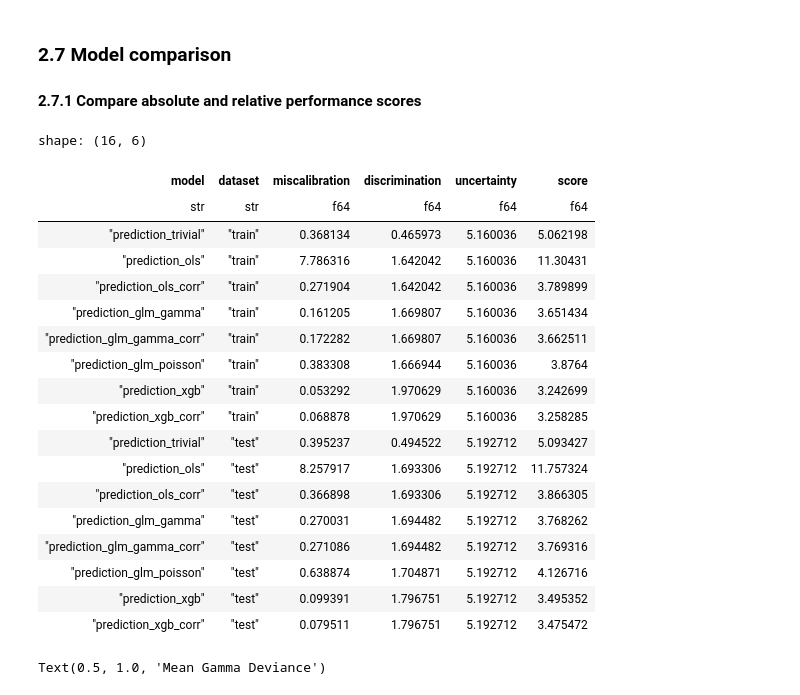
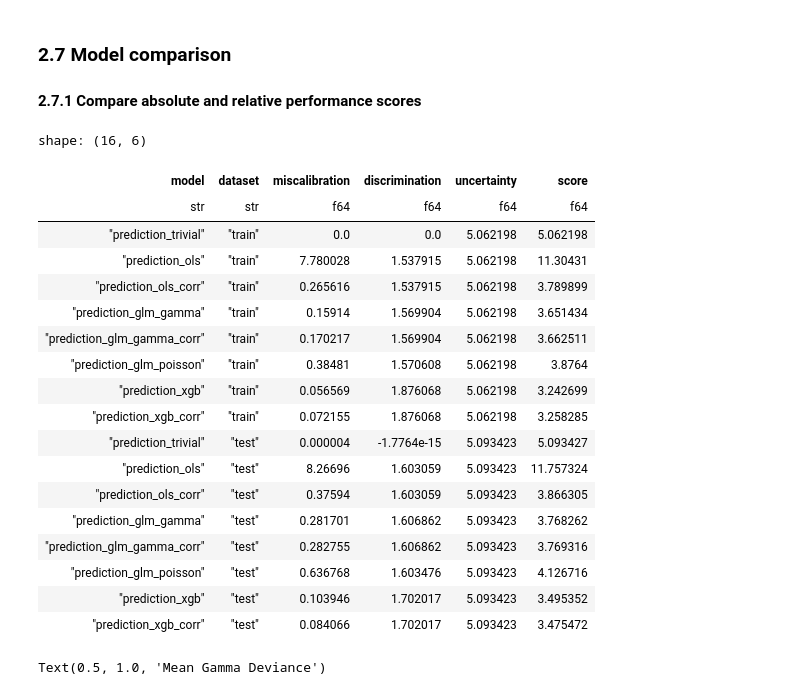
Before and after one commit to actuarial-data-science/Tutorials, a Jupyter notebook: 11 - Model Comparison and Calibration Assessment/model_comparison_calibration_ass.ipynb, the cells around one changed output. Saved outputs shown, nothing was run; the diff lists cells and outputs as text; code cells hidden in the pictures.

Commit message:
Add model comparison classification example in python (#6)
* Add model comparison classification example in python

* run black on ipynb

```diff
--- a/11 - Model Comparison and Calibration Assessment/model_comparison_calibration_ass.ipynb
+++ b/11 - Model Comparison and Calibration Assessment/model_comparison_calibration_ass.ipynb
@@ -518,12 +574,16 @@ shape: (16, 7)
 
 Visualized differently on train and test.
 # %%
-fig, axes = plt.subplots(ncols=2, figsize=(8 + 4, 4), layout="constrained", sharey=True, sharex=True)
+fig, axes = plt.subplots(
+    ncols=2, figsize=(8 + 4, 4), layout="constrained", sharey=True, sharex=True
+)
 for i, dataset in enumerate(["train", "test"]):
     plot_reliability_diagram(
         y_obs=df_cali.query(f"dataset=='{dataset}'")[y_var],
-        y_pred=df_cali.query(f"dataset=='{dataset}'").loc[:, df_cali.columns.str.startswith("prediction_")],
-        ax=axes[i]
+        y_pred=df_cali.query(f"dataset=='{dataset}'").loc[
+            :, df_cali.columns.str.startswith("prediction_")
+        ],
+        ax=axes[i],
     )
     axes[i].legend().set_visible(False)
     axes[i].set_title(f"Reliability Diagram on {dataset} Set")
@@ -544,7 +604,7 @@ for i, model in enumerate(model_levels):
         y_pred=df_cali.query("dataset=='test'")[f"prediction_{model}"],
         feature=df_cali.query("dataset=='test'")[f"prediction_{model}"],
         n_bins=15,
-        ax=ax
+        ax=ax,
     )
     ax.lines[-1].set_label(model)
 ax.set_xlabel("prediction")
@@ -639,13 +707,15 @@ shape: (16, 7)
 | "prediction_xgb… | "F" | -1125.060676 | 4382 | 4382.0 | 886.799287 | 0.204624 |
 | "prediction_xgb… | "M" | 289.271609 | 16123 | 16123.0 | 381.899491 | 0.448788 |
 # %%
-fig, axes = plt.subplots(ncols=2, figsize=(8+4, 4), layout="constrained")
+fig, axes = plt.subplots(ncols=2, figsize=(8 + 4, 4), layout="constrained")
 for i, dataset in enumerate(["train", "test"]):
     plot_bias(
         y_obs=df_cali.query(f"dataset=='{dataset}'")[y_var],
-        y_pred=df_cali.query(f"dataset=='{dataset}'")[[col for col in df_cali if col.startswith("prediction_")]],
+        y_pred=df_cali.query(f"dataset=='{dataset}'")[
+            [col for col in df_cali if col.startswith("prediction_")]
+        ],
         feature=df_cali.query(f"dataset=='{dataset}'")["Gender"],
-        ax=axes[i]
+        ax=axes[i],
     )
     axes[i].legend().set_visible(False)
     axes[i].set_title(f"Bias plot on {dataset} set")
@@ -659,16 +729,18 @@ fig.legend(handles, labels, loc="outside right upper")
 
 LogWeeklyPay is the second most important feature after the initial claim reserve estimate.
 # %%
-fig, axes = plt.subplots(ncols=2, figsize=(8+4, 4), layout="constrained")
+fig, axes = plt.subplots(ncols=2, figsize=(8 + 4, 4), layout="constrained")
 for i, dataset in enumerate(["train", "test"]):
     plot_bias(
         y_obs=df_cali.query(f"dataset=='{dataset}'")[y_var],
-        y_pred=df_cali.query(f"dataset=='{dataset}'")[[col for col in df_cali if col.startswith("prediction_")]],
+        y_pred=df_cali.query(f"dataset=='{dataset}'")[
+            [col for col in df_cali if col.startswith("prediction_")]
+        ],
         feature=pd.Series(
             data=np.exp(df_cali.query(f"dataset=='{dataset}'")["LogWeeklyPay"]) - 1,
             name="WeeklyPay",
         ),
-        ax=axes[i]
+        ax=axes[i],
     )
     axes[i].legend().set_visible(False)
     axes[i].set_title(f"Bias plot on {dataset} set")
@@ -721,41 +794,41 @@ shape: (16, 7)
 # %%
 results = []
 for i, dataset in enumerate(["train", "test"]):
-    phi = df_cali.query(f"dataset=='{dataset}'")["LogWeeklyPay"]
     results.append(
         decompose(
-            y_obs=phi * df_cali.query(f"dataset=='{dataset}'")[y_var],
+            y_obs=df_cali.query(f"dataset=='{dataset}'")[y_var],
             y_pred=df_cali.query(f"dataset=='{dataset}'")[
-            [col for col in df_cali if col.startswith("prediction_")]
-            ].multiply(phi, axis="index"),
-            scoring_function=GammaDeviance()
+                [col for col in df_cali if col.startswith("prediction_")]
+            ],
+            scoring_function=GammaDeviance(),
         ).with_columns(dataset=pl.lit(dataset))
     )
 with pl.Config(fmt_str_lengths=50):
     display(
-        df_perf:=pl.concat(results)
-        .select(pl.col("model", "dataset"), cs.all() -  cs.by_name("model", "dataset"))
+        df_perf := pl.concat(results).select(
+            pl.col("model", "dataset"), cs.all() - cs.by_name("model", "dataset")
+        )
     )
 # %% [output]
 shape: (16, 6)
 | model | dataset | miscalibration | discrimination | uncertainty | score |
 | str | str | f64 | f64 | f64 | f64 |
-| "prediction_trivial" | "train" | 0.368134 | 0.465973 | 5.160036 | 5.062198 |
-| "prediction_ols" | "train" | 7.786316 | 1.642042 | 5.160036 | 11.30431 |
-| "prediction_ols_corr" | "train" | 0.271904 | 1.642042 | 5.160036 | 3.789899 |
-| "prediction_glm_gamma" | "train" | 0.161205 | 1.669807 | 5.160036 | 3.651434 |
-| "prediction_glm_gamma_corr" | "train" | 0.172282 | 1.669807 | 5.160036 | 3.662511 |
-| "prediction_glm_poisson" | "train" | 0.383308 | 1.666944 | 5.160036 | 3.8764 |
-| "prediction_xgb" | "train" | 0.053292 | 1.970629 | 5.160036 | 3.242699 |
-| "prediction_xgb_corr" | "train" | 0.068878 | 1.970629 | 5.160036 | 3.258285 |
-| "prediction_trivial" | "test" | 0.395237 | 0.494522 | 5.192712 | 5.093427 |
-| "prediction_ols" | "test" | 8.257917 | 1.693306 | 5.192712 | 11.757324 |
-| "prediction_ols_corr" | "test" | 0.366898 | 1.693306 | 5.192712 | 3.866305 |
-| "prediction_glm_gamma" | "test" | 0.270031 | 1.694482 | 5.192712 | 3.768262 |
-| "prediction_glm_gamma_corr" | "test" | 0.271086 | 1.694482 | 5.192712 | 3.769316 |
-| "prediction_glm_poisson" | "test" | 0.638874 | 1.704871 | 5.192712 | 4.126716 |
-| "prediction_xgb" | "test" | 0.099391 | 1.796751 | 5.192712 | 3.495352 |
-| "prediction_xgb_corr" | "test" | 0.079511 | 1.796751 | 5.192712 | 3.475472 |
+| "prediction_trivial" | "train" | 0.0 | 0.0 | 5.062198 | 5.062198 |
+| "prediction_ols" | "train" | 7.780028 | 1.537915 | 5.062198 | 11.30431 |
+| "prediction_ols_corr" | "train" | 0.265616 | 1.537915 | 5.062198 | 3.789899 |
+| "prediction_glm_gamma" | "train" | 0.15914 | 1.569904 | 5.062198 | 3.651434 |
+| "prediction_glm_gamma_corr" | "train" | 0.170217 | 1.569904 | 5.062198 | 3.662511 |
+| "prediction_glm_poisson" | "train" | 0.38481 | 1.570608 | 5.062198 | 3.8764 |
+| "prediction_xgb" | "train" | 0.056569 | 1.876068 | 5.062198 | 3.242699 |
+| "prediction_xgb_corr" | "train" | 0.072155 | 1.876068 | 5.062198 | 3.258285 |
+| "prediction_trivial" | "test" | 0.000004 | -1.7764e-15 | 5.093423 | 5.093427 |
+| "prediction_ols" | "test" | 8.26696 | 1.603059 | 5.093423 | 11.757324 |
+| "prediction_ols_corr" | "test" | 0.37594 | 1.603059 | 5.093423 | 3.866305 |
+| "prediction_glm_gamma" | "test" | 0.281701 | 1.606862 | 5.093423 | 3.768262 |
+| "prediction_glm_gamma_corr" | "test" | 0.282755 | 1.606862 | 5.093423 | 3.769316 |
+| "prediction_glm_poisson" | "test" | 0.636768 | 1.603476 | 5.093423 | 4.126716 |
+| "prediction_xgb" | "test" | 0.103946 | 1.702017 | 5.093423 | 3.495352 |
+| "prediction_xgb_corr" | "test" | 0.084066 | 1.702017 | 5.093423 | 3.475472 |
 # %%
 ax = sns.lineplot(data=df_perf, x="dataset", y="score", hue="model", marker="o")
 sns.move_legend(ax, "upper left", bbox_to_anchor=(1, 1))
```
Also changed, not shown: parts of 61 cells of this notebook, 3 other files.
